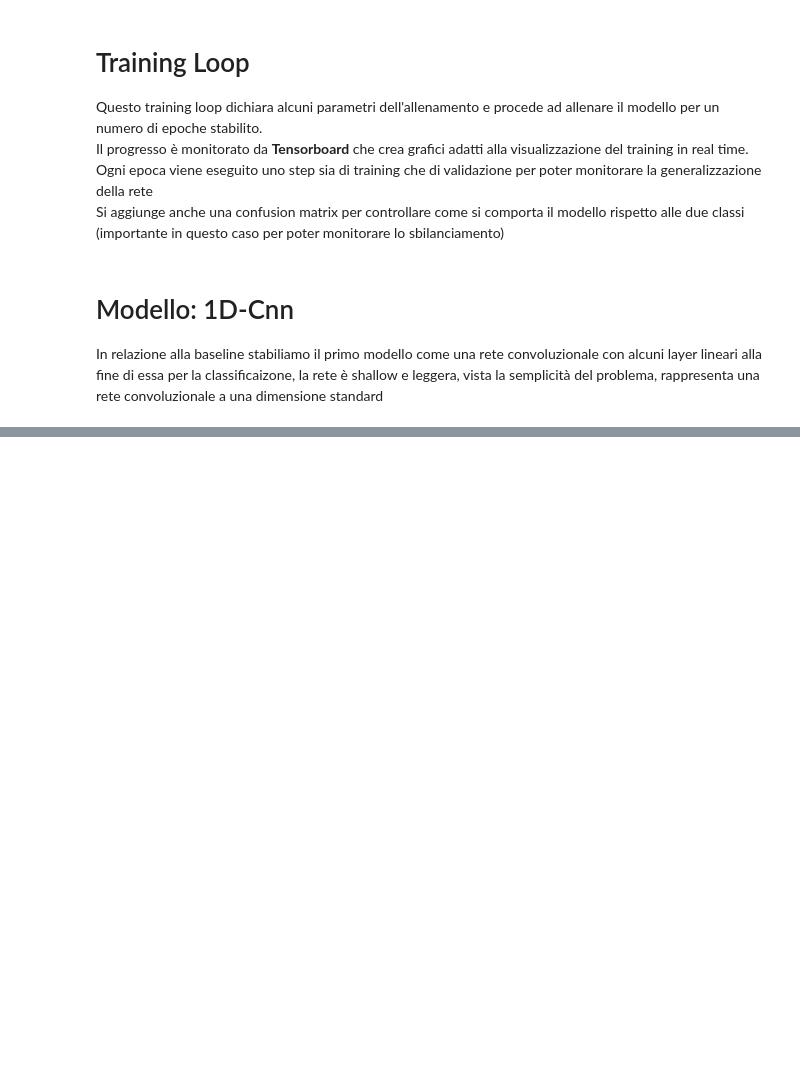
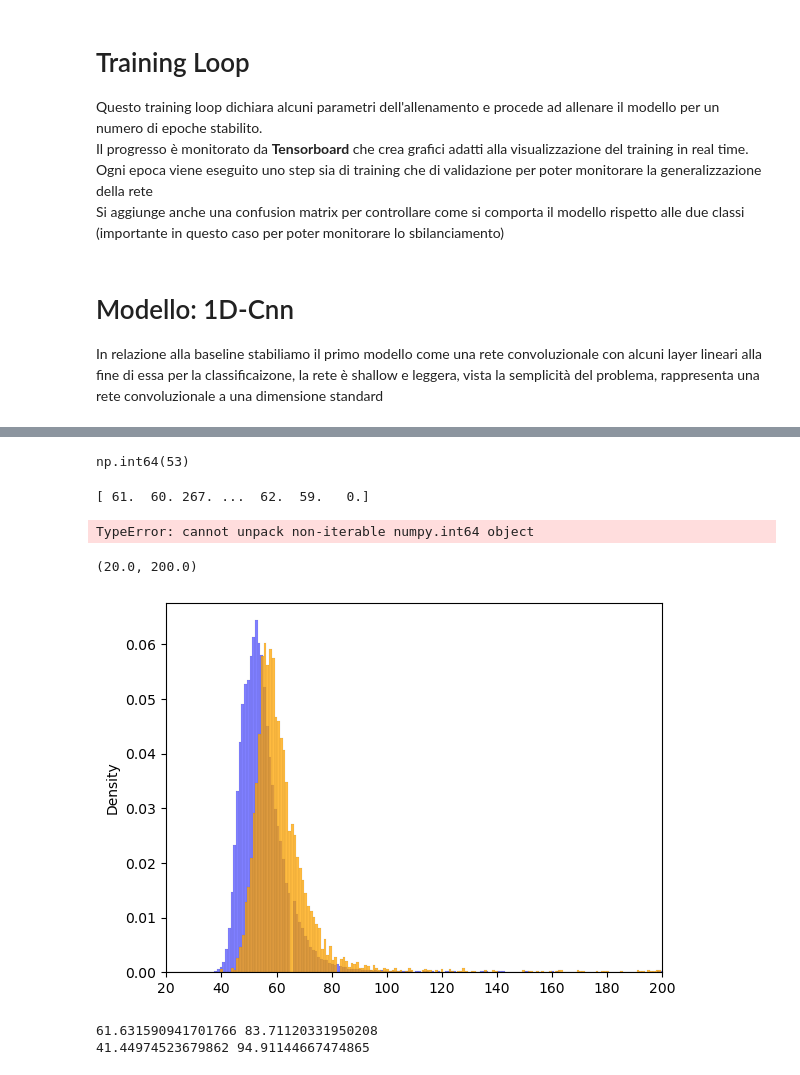
Before and after one commit to Stelfano/ParticleClassification, a Jupyter notebook: Notebooks/Testing.ipynb, the cells around one changed output, grey strips where cells are left out. Saved outputs shown, nothing was run; the diff lists cells and outputs as text; code cells hidden in the pictures; blank space fills up the shorter version.

```diff
--- a/Notebooks/Testing.ipynb
+++ b/Notebooks/Testing.ipynb
@@ -9,7 +9,6 @@ Per la validazione rispettando l'originale distribuzione del dato utilizziamo il
 import pandas as pd
 import numpy as np
 import torch
-
 
 class ParticleDataset(torch.utils.data.Dataset):
     def __init__(self, data_dir, detections_file, validation_idx=None, transform=None):
@@ -24,7 +23,7 @@ class ParticleDataset(torch.utils.data.Dataset):
     def __getitem__(self, idx):
         self.item = self.detections.iloc[idx]
         self.item = self.item.to_numpy(dtype = np.float32)
-        return (self.item[1:-1], self.item[-1].astype(np.long))
+        return (self.item[0:-1], self.item[-1].astype(np.long))
 
     def __remove__(self, idx):
         if idx != None:
@@ -208,0 +257,56 @@ trained_model = basic_training_loop(model=model, train_loader=train_loader, expe
+# %%
+
+def compute_rise_time(y, t, low_per=0.1, high_per=0.9):
+    y = np.array(y)
+    y = np.interp(np.arange(0,1000), np.arange(0,1000,10), y[:-1])
+    t = np.array(t)
+
+    base_value = np.min(y)
+    steady_state = np.max(y)
+    amplitude = steady_state - base_value
+
+    low_threshold = base_value + low_per * amplitude
+    high_threshold = base_value + high_per * amplitude
+
+    idx_low = np.where(y >= low_threshold)[0][0]
+    idx_high = np.where(y >= high_threshold)[0][0]
+
+    rise_time = t[idx_high] - t[idx_low]
+
+    return rise_time
+# %%
+compute_rise_time(Tritium[0], np.arange(0, 1000), low_per=0.1, high_per=0.9)
+# %% [output]
+np.int64(53)
+# %%
+
+time = np.array([])
+for i in range(0, len(Tritium)):
+    time = np.append(time, compute_rise_time(Tritium[i], np.arange(0, 1000), low_per=0.1, high_per=0.9))
+# %%
+time_alpha = np.array([])
+for i in range(0, len(alpha)):
+    time_alpha = np.append(time_alpha, compute_rise_time(alpha[i], np.arange(0, 1000), low_per=0.1, high_per=0.9))
+
+print(time_alpha)
+# %% [output]
+[ 61.  60. 267. ...  62.  59.   0.]
+# %%
+import seaborn as sns
+i = 42
+r_time, low, high = compute_rise_time(Tritium[i], np.arange(0, 1000), low_per=0.2, high_per=0.8)
+ax = sns.lineplot(x=np.arange(0,1000), y=np.interp(np.arange(0,1000), np.arange(0,1000,10), Tritium[i][:-1]))
+ax.axvline(x=low, color='red', linestyle='--')
+ax.axvline(x=high, color='green', linestyle='--')
+print(r_time)
+# %% [output]
+TypeError: cannot unpack non-iterable numpy.int64 object
+# %%
+import seaborn as sns
+
+ax = sns.histplot(time, bins=1000, stat='density', color='blue', label='Tritium', alpha=0.5)
+sns.histplot(time_alpha, bins=1000, stat='density', color='orange', label='Alpha')
+ax.set_xlim(20,200)
+# %% [output]
+(20.0, 200.0)
+[figure, added]
@@ -208,0 +318,6 @@ trained_model = basic_training_loop(model=model, train_loader=train_loader, expe
+# %%
+print(mu1, mu2)
+print(sigma1, sigma2)
+# %% [output]
+61.631590941701766 83.71120331950208
+41.44974523679862 94.91144667474865
```
Also changed, not shown: parts of 16 cells of this notebook, 2 other files.
